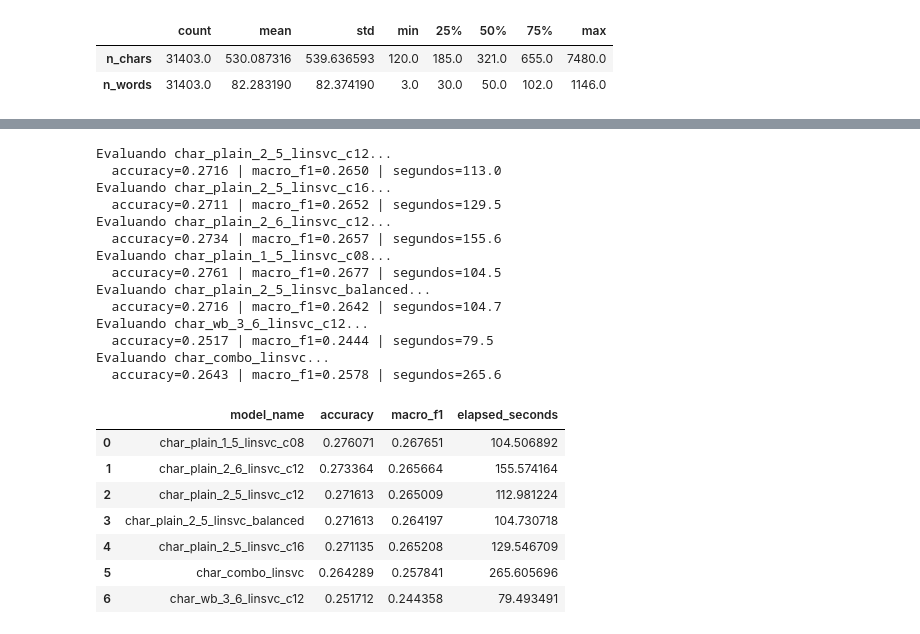
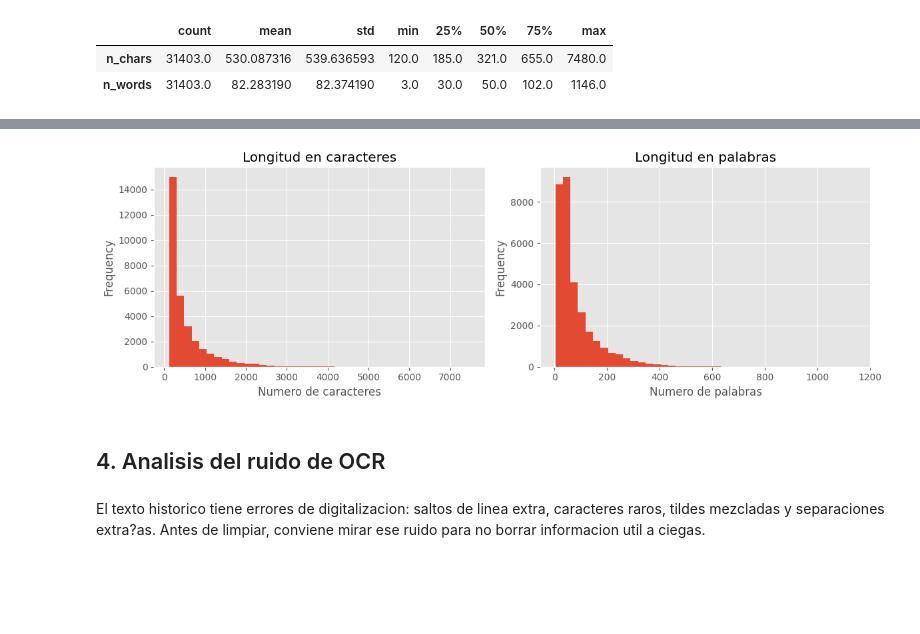
Before and after one commit to jebriceno2/Proyecto-Machine_learning, a Jupyter notebook: notebooks/proyecto_final.ipynb, the cells around one changed output, grey strips where cells are left out. Cells and saved outputs as stored; diff of their text form; code cells hidden in the pictures; blank space fills up the shorter version.

```diff
--- a/notebooks/proyecto_final.ipynb
+++ b/notebooks/proyecto_final.ipynb
@@ -614,46 +251,14 @@ Modelos a evaluar: ['char_plain_2_5_linsvc_c12', 'char_plain_2_5_linsvc_c16', 'c
-# %%
-validation_runs = {}
-comparison_rows = []
-
-for model_name in selected_candidate_names:
-    print(f"Evaluando {model_name}...", flush=True)
-    result = evaluate_model(candidate_builders[model_name](), X_train, y_train, X_valid, y_valid)
-    validation_runs[model_name] = result
-    comparison_rows.append(
-        {
-            "model_name": model_name,
-            "accuracy": result["accuracy"],
-            "macro_f1": result["macro_f1"],
-            "elapsed_seconds": result["elapsed_seconds"],
-        }
-    )
-    print(
-        f"  accuracy={result['accuracy']:.4f} | macro_f1={result['macro_f1']:.4f} | segundos={result['elapsed_seconds']:.1f}",
-        flush=True,
-    )
-
-results_df = pd.DataFrame(comparison_rows).sort_values(["accuracy", "macro_f1"], ascending=False).reset_index(drop=True)
-results_df
-# %% [output]
-Evaluando char_plain_2_5_linsvc_c12...
-  accuracy=0.2716 | macro_f1=0.2650 | segundos=113.0
-Evaluando char_plain_2_5_linsvc_c16...
-  accuracy=0.2711 | macro_f1=0.2652 | segundos=129.5
-Evaluando char_plain_2_6_linsvc_c12...
-  accuracy=0.2734 | macro_f1=0.2657 | segundos=155.6
-Evaluando char_plain_1_5_linsvc_c08...
-  accuracy=0.2761 | macro_f1=0.2677 | segundos=104.5
-Evaluando char_plain_2_5_linsvc_balanced...
-  accuracy=0.2716 | macro_f1=0.2642 | segundos=104.7
-Evaluando char_wb_3_6_linsvc_c12...
-  accuracy=0.2517 | macro_f1=0.2444 | segundos=79.5
-Evaluando char_combo_linsvc...
-  accuracy=0.2643 | macro_f1=0.2578 | segundos=265.6
-|  | model_name | accuracy | macro_f1 | elapsed_seconds |
-| 0 | char_plain_1_5_linsvc_c08 | 0.276071 | 0.267651 | 104.506892 |
-| 1 | char_plain_2_6_linsvc_c12 | 0.273364 | 0.265664 | 155.574164 |
-| 2 | char_plain_2_5_linsvc_c12 | 0.271613 | 0.265009 | 112.981224 |
-| 3 | char_plain_2_5_linsvc_balanced | 0.271613 | 0.264197 | 104.730718 |
-| 4 | char_plain_2_5_linsvc_c16 | 0.271135 | 0.265208 | 129.546709 |
-| 5 | char_combo_linsvc | 0.264289 | 0.257841 | 265.605696 |
-| 6 | char_wb_3_6_linsvc_c12 | 0.251712 | 0.244358 | 79.493491 |
+# %%
+fig, axes = plt.subplots(1, 2, figsize=(12, 4))
+text_stats_df["n_chars"].plot.hist(bins=40, ax=axes[0], title="Longitud en caracteres")
+text_stats_df["n_words"].plot.hist(bins=40, ax=axes[1], title="Longitud en palabras")
+axes[0].set_xlabel("Numero de caracteres")
+axes[1].set_xlabel("Numero de palabras")
+plt.tight_layout()
+plt.show()
+# %% [output]
+[figure, added]
+# %% [markdown]
+## 4. Analisis del ruido de OCR
+# %% [markdown]
+El texto historico tiene errores de digitalizacion: saltos de linea extra, caracteres raros, tildes mezcladas y separaciones extra?as. Antes de limpiar, conviene mirar ese ruido para no borrar informacion util a ciegas.
```
Also changed, not shown: parts of 105 cells of this notebook, 1 other file.
